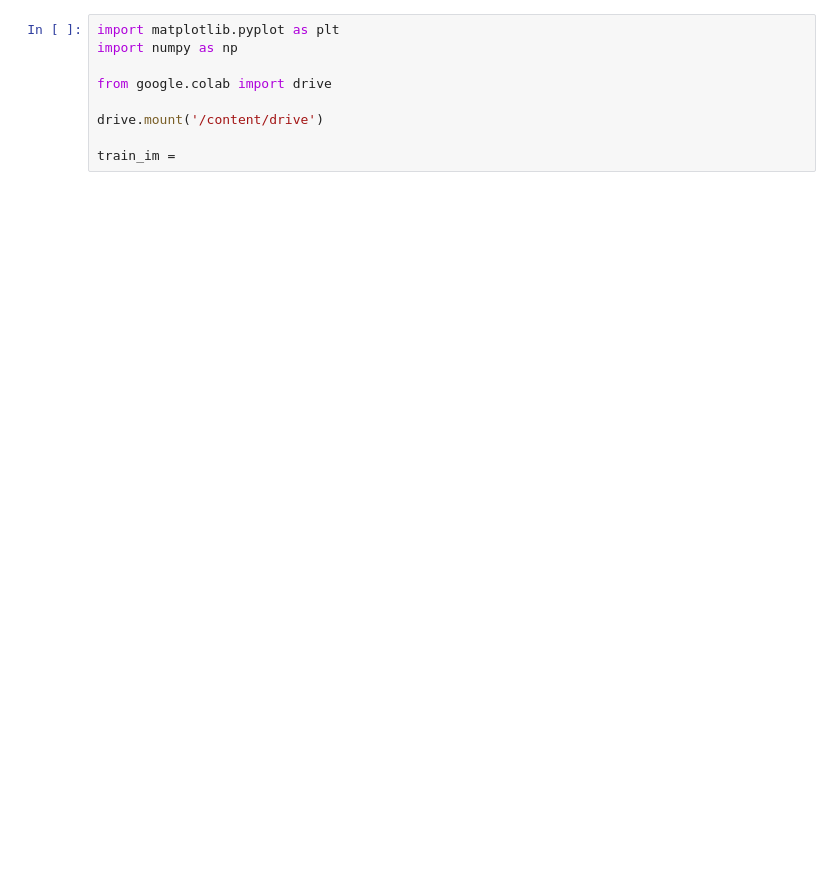
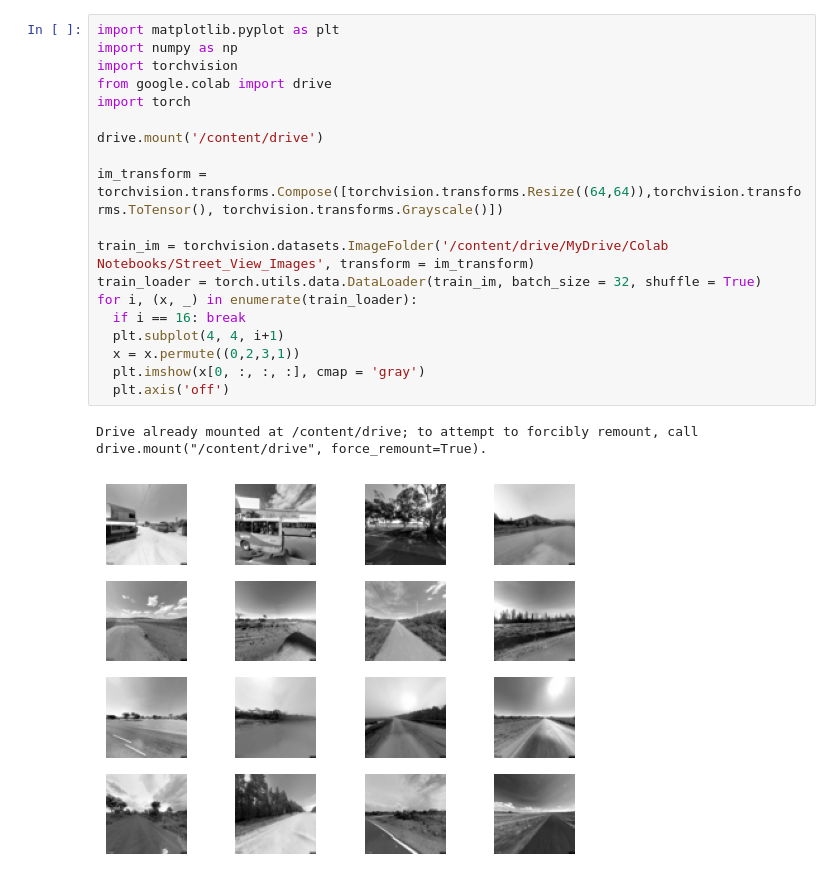
Before and after one commit to csch7/CSCI-4170, a Jupyter notebook: Homework-05/AEs_GANs.ipynb, the cells around one changed output. Cells and saved outputs as stored; diff of their text form; blank space fills up the shorter version.

```diff
--- a/Homework-05/AEs_GANs.ipynb
+++ b/Homework-05/AEs_GANs.ipynb
@@ -1,14 +1,27 @@
 # %% [markdown]
 <a href="https://colab.research.google.com/github/csch7/CSCI-4170/blob/main/Homework-05/AEs_GANs.ipynb" target="_parent"><img src="https://colab.research.google.com/assets/colab-badge.svg" alt="Open In Colab"/></a>
-# %%
-import matplotlib.pyplot as plt
-import numpy as np
-
-from google.colab import drive
-
-drive.mount('/content/drive')
-
-train_im =
+# %%
+import matplotlib.pyplot as plt
+import numpy as np
+import torchvision
+from google.colab import drive
+import torch
+
+drive.mount('/content/drive')
+
+im_transform = torchvision.transforms.Compose([torchvision.transforms.Resize((64,64)),torchvision.transforms.ToTensor(), torchvision.transforms.Grayscale()])
+
+train_im = torchvision.datasets.ImageFolder('/content/drive/MyDrive/Colab Notebooks/Street_View_Images', transform = im_transform)
+train_loader = torch.utils.data.DataLoader(train_im, batch_size = 32, shuffle = True)
+for i, (x, _) in enumerate(train_loader):
+  if i == 16: break
+  plt.subplot(4, 4, i+1)
+  x = x.permute((0,2,3,1))
+  plt.imshow(x[0, :, :, :], cmap = 'gray')
+  plt.axis('off')
+# %% [output]
+Drive already mounted at /content/drive; to attempt to forcibly remount, call drive.mount("/content/drive", force_remount=True).
+[figure, added]
 # %%
 import torch.nn as nn
 
```
Also changed, not shown: parts of 5 cells of this notebook.
